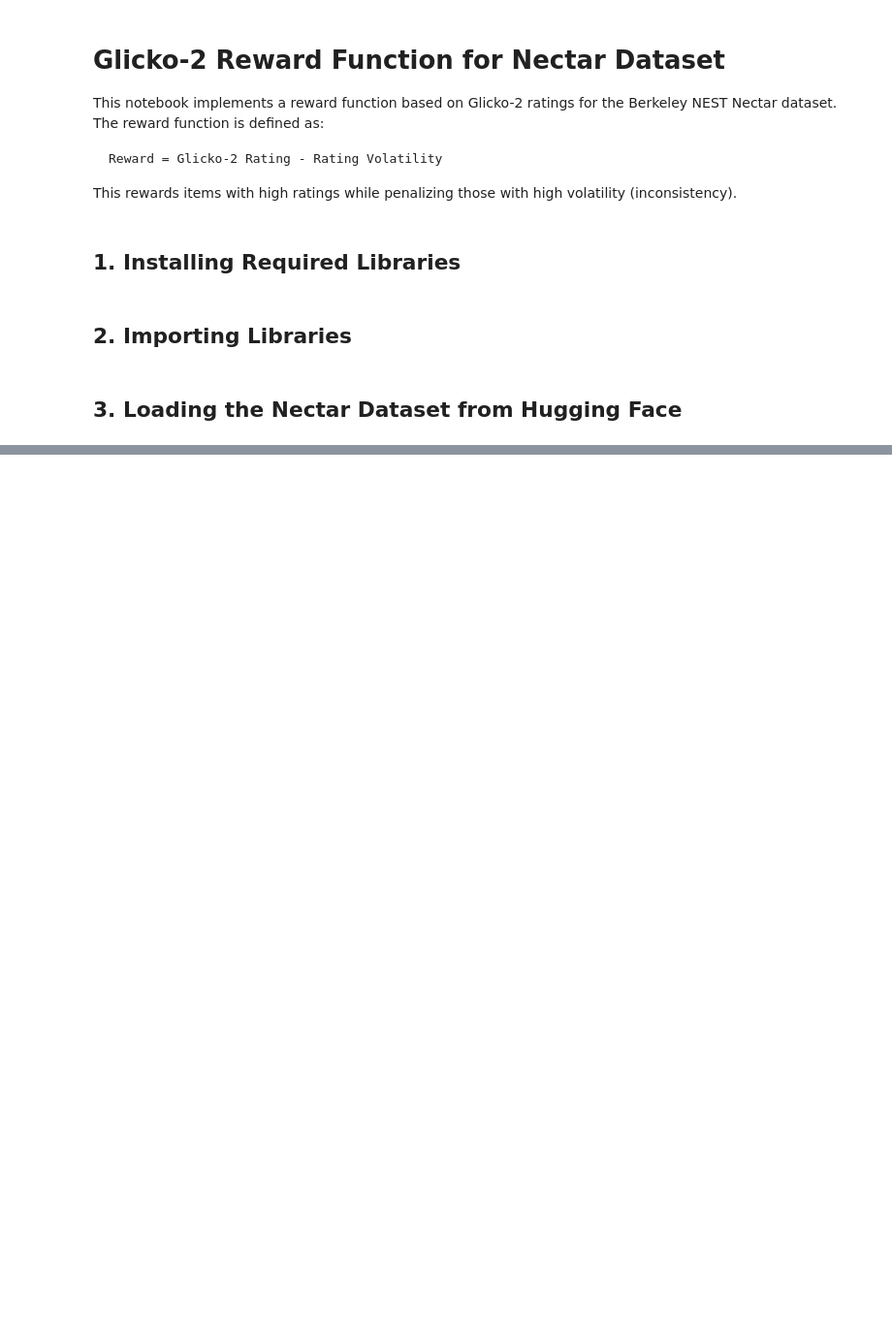
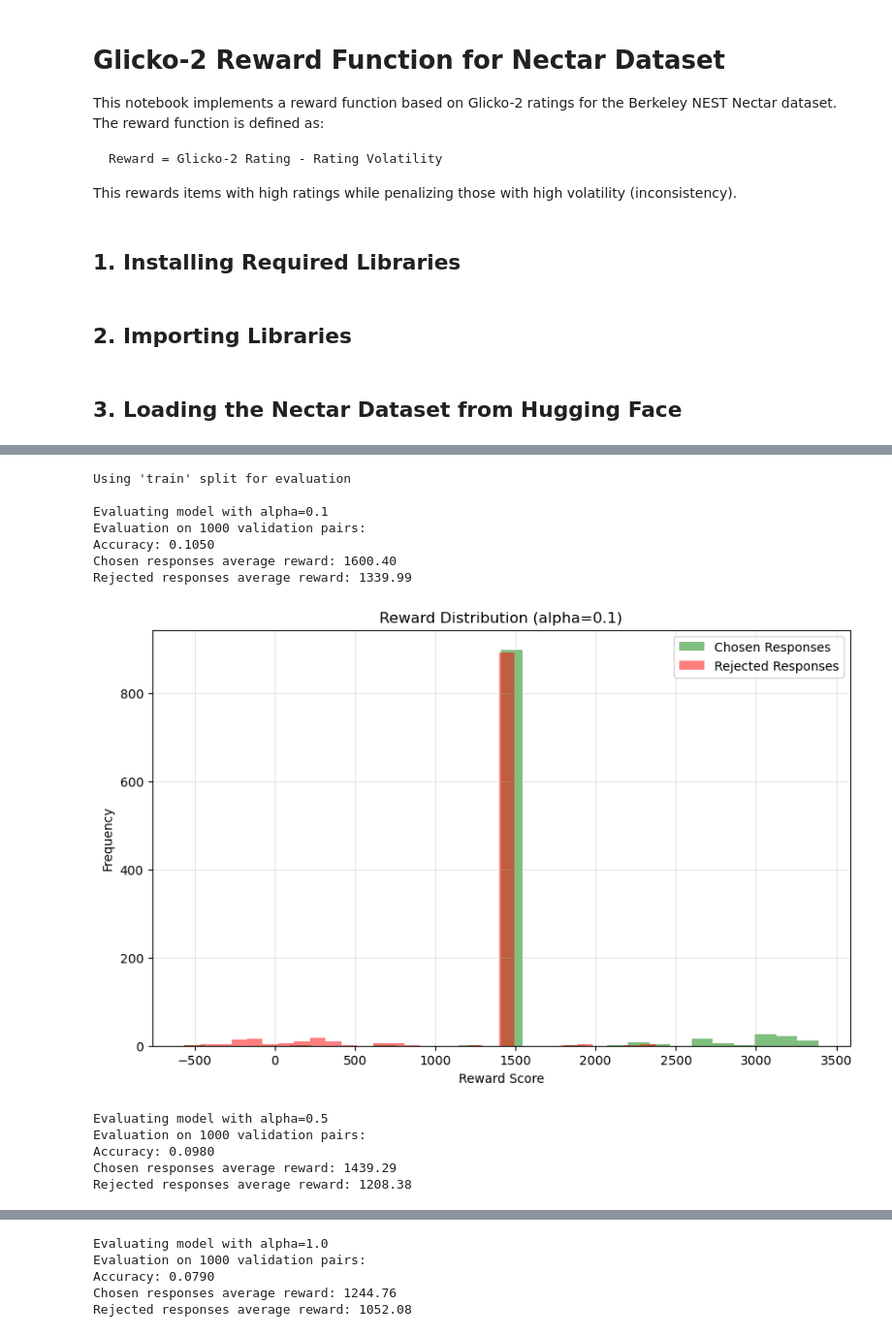
Before and after one commit to tsamtsam/glicko_rlhf, a Jupyter notebook: glicko_rew.ipynb, the cells around one changed output, grey strips where cells are left out. Shown at 97% size. Saved outputs shown, nothing was run; the diff lists cells and outputs as text; code cells hidden in the pictures; blank space fills up the shorter version.

```diff
--- a/glicko_rew.ipynb
+++ b/glicko_rew.ipynb
@@ -376,0 +372,34 @@ print("- scaling_factor controls the penalty for volatility (default=1.0)")
+# %%
+alphas = [0.1, 0.5, 1.0]
+results = {}
+
+# Determine which split to use for evaluation
+validation_split = 'test' if 'test' in dataset else 'train'
+print(f"\nUsing '{validation_split}' split for evaluation")
+
+for alpha in alphas:
+    print(f"\nEvaluating model with alpha={alpha}")
+    val_sample_size = 1000  # Adjust as needed
+    accuracy, chosen_rewards, rejected_rewards = evaluate_model(
+        players, response_to_id, alpha, dataset, val_sample_size, validation_split)
+
+    results[alpha] = {
+        'accuracy': accuracy,
+        'avg_chosen_reward': np.mean(chosen_rewards),
+        'avg_rejected_reward': np.mean(rejected_rewards),
+        'reward_diff': np.mean(chosen_rewards) - np.mean(rejected_rewards)
+    }
+# %% [output]
+Using 'train' split for evaluation
+
+Evaluating model with alpha=0.1
+Evaluation on 1000 validation pairs:
+Accuracy: 0.1050
+Chosen responses average reward: 1600.40
+Rejected responses average reward: 1339.99
+[figure, added]
+Evaluating model with alpha=0.5
+Evaluation on 1000 validation pairs:
+Accuracy: 0.0980
+Chosen responses average reward: 1439.29
+Rejected responses average reward: 1208.38
@@ -376,0 +407,5 @@ print("- scaling_factor controls the penalty for volatility (default=1.0)")
+Evaluating model with alpha=1.0
+Evaluation on 1000 validation pairs:
+Accuracy: 0.0790
+Chosen responses average reward: 1244.76
+Rejected responses average reward: 1052.08
```
Also changed, not shown: parts of 29 cells of this notebook.
